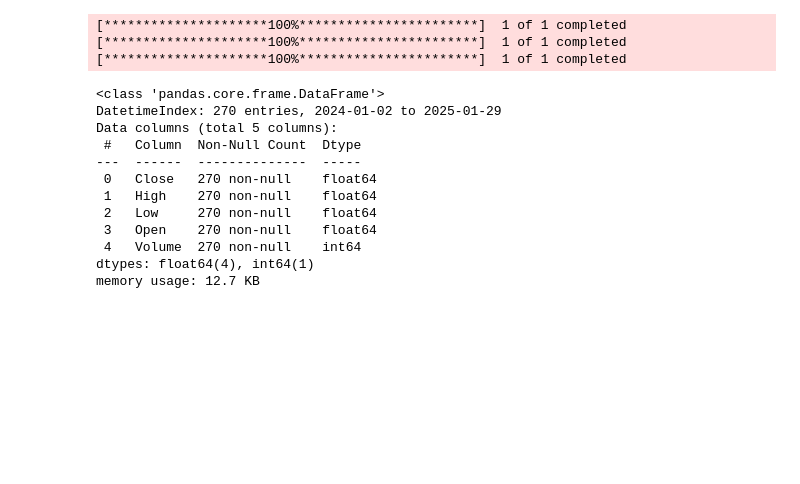
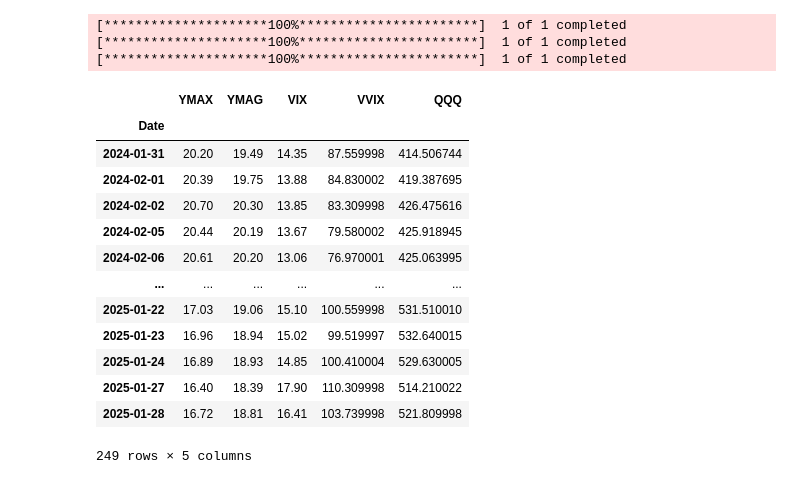
Before and after one commit to BensonMunene/Ratios-Strategy-App, a Jupyter notebook: Codes/Backtester Algorithm1.ipynb, the cells around one changed output. Cells and saved outputs as stored; diff of their text form; code cells hidden in the pictures; blank space fills up the shorter version.

```diff
--- a/Codes/Backtester Algorithm1.ipynb
+++ b/Codes/Backtester Algorithm1.ipynb
@@ -360,18 +360,37 @@ def create_candlestick_chart(df, title):
 create_candlestick_chart(VIX, "VIX Candlestick Chart")
 create_candlestick_chart(VVIX, "VVIX Candlestick Chart")
 create_candlestick_chart(QQQ, "QQQ Candlestick Chart")
-# %%
-QQQ.info()
-# %% [output]
-<class 'pandas.core.frame.DataFrame'>
-DatetimeIndex: 270 entries, 2024-01-02 to 2025-01-29
-Data columns (total 5 columns):
- #   Column  Non-Null Count  Dtype
----  ------  --------------  -----
- 0   Close   270 non-null    float64
- 1   High    270 non-null    float64
- 2   Low     270 non-null    float64
- 3   Open    270 non-null    float64
- 4   Volume  270 non-null    int64
-dtypes: float64(4), int64(1)
-memory usage: 12.7 KB
+# %%
+# Rename "Close" column and drop other columns
+VIX = VIX[['Close']].rename(columns={'Close': 'VIX'})
+VVIX = VVIX[['Close']].rename(columns={'Close': 'VVIX'})
+QQQ = QQQ[['Close']].rename(columns={'Close': 'QQQ'})
+
+# Merge VIX, VVIX, and QQQ DataFrames on the Date index
+merged_vix_vvix_qqq_df = VIX \
+    .merge(VVIX, left_index=True, right_index=True, how='outer') \
+    .merge(QQQ, left_index=True, right_index=True, how='outer')
+
+# Merge the VIX, VVIX, and QQQ DataFrames with the YMAX_YMAG_merged DataFrame
+merged_df = YMAX_YMAG_merged.merge(
+    merged_vix_vvix_qqq_df, left_index=True, right_index=True, how='outer'
+)
+
+#Drop the NaN values
+merged_df = merged_df.dropna()
+merged_df
+# %% [output]
+|  | YMAX | YMAG | VIX | VVIX | QQQ |
+| Date |  |  |  |  |  |
+| 2024-01-31 | 20.20 | 19.49 | 14.35 | 87.559998 | 414.506744 |
+| 2024-02-01 | 20.39 | 19.75 | 13.88 | 84.830002 | 419.387695 |
+| 2024-02-02 | 20.70 | 20.30 | 13.85 | 83.309998 | 426.475616 |
+| 2024-02-05 | 20.44 | 20.19 | 13.67 | 79.580002 | 425.918945 |
+| 2024-02-06 | 20.61 | 20.20 | 13.06 | 76.970001 | 425.063995 |
+| ... | ... | ... | ... | ... | ... |
+| 2025-01-22 | 17.03 | 19.06 | 15.10 | 100.559998 | 531.510010 |
+| 2025-01-23 | 16.96 | 18.94 | 15.02 | 99.519997 | 532.640015 |
+| 2025-01-24 | 16.89 | 18.93 | 14.85 | 100.410004 | 529.630005 |
+| 2025-01-27 | 16.40 | 18.39 | 17.90 | 110.309998 | 514.210022 |
+| 2025-01-28 | 16.72 | 18.81 | 16.41 | 103.739998 | 521.809998 |
+249 rows × 5 columns
```
Also changed, not shown: parts of 8 cells of this notebook, 1 other file.
